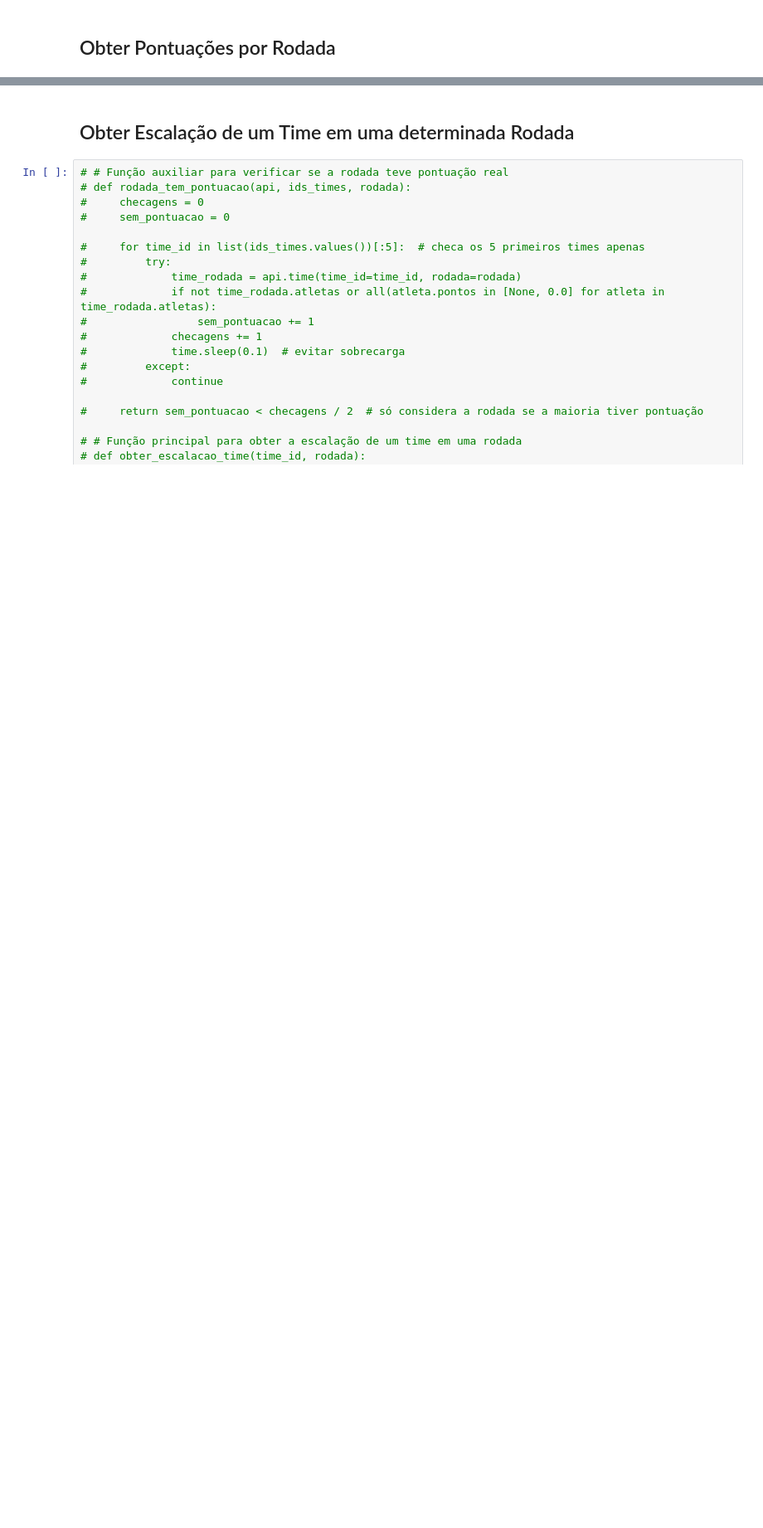
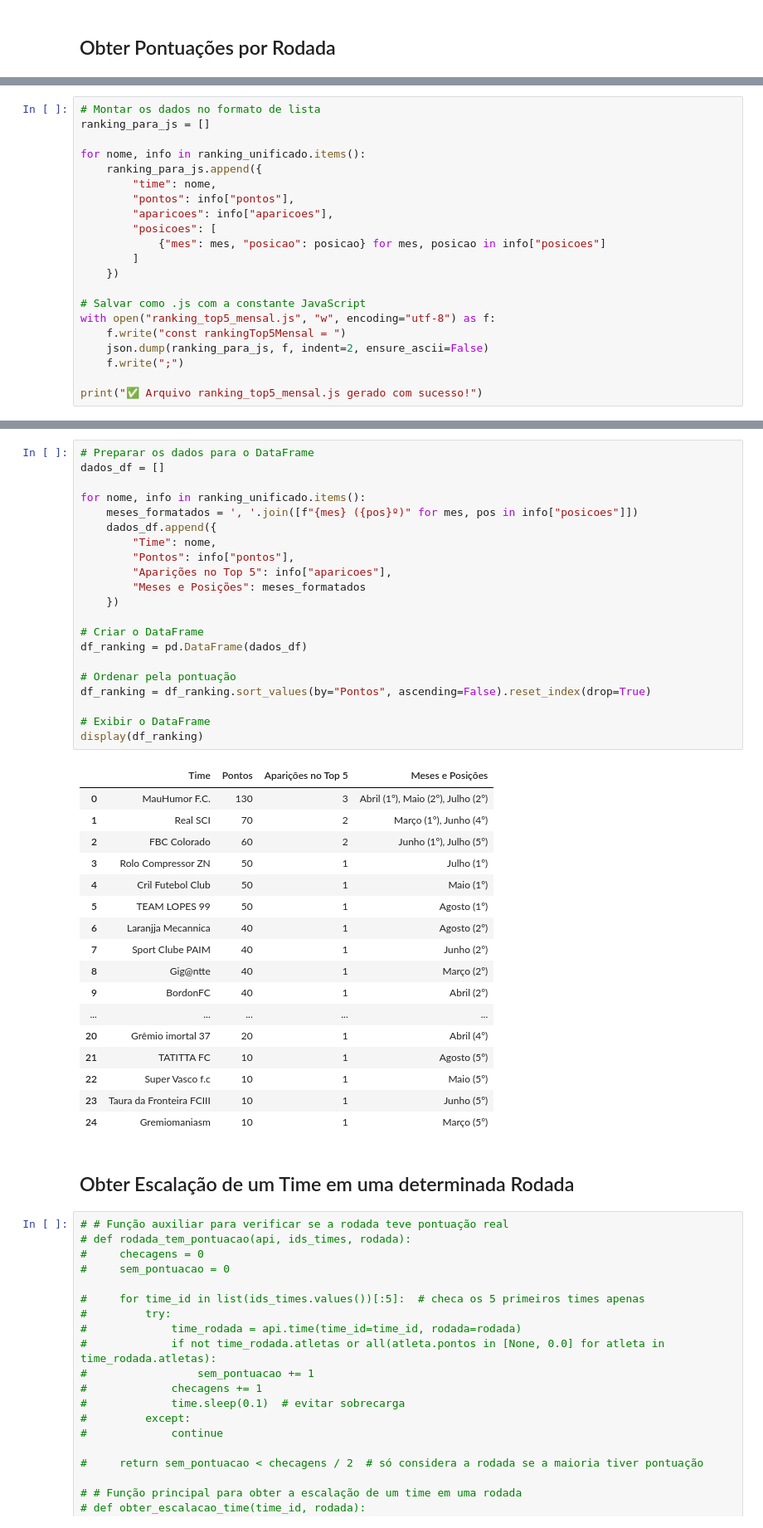
Before and after one commit to FernandoBC23/cartola_fbc, a Jupyter notebook: liga_classica/datasets_liga_classica/busca_dados_liga_classica.ipynb, the cells around one changed output, grey strips where cells are left out. Shown at 83% size. Cells and saved outputs as stored; diff of their text form; blank space fills up the shorter version.

```diff
--- a/liga_classica/datasets_liga_classica/busca_dados_liga_classica.ipynb
+++ b/liga_classica/datasets_liga_classica/busca_dados_liga_classica.ipynb
@@ -329,0 +462,21 @@ display(df_pontuacoes)
+# %%
+# Montar os dados no formato de lista
+ranking_para_js = []
+
+for nome, info in ranking_unificado.items():
+    ranking_para_js.append({
+        "time": nome,
+        "pontos": info["pontos"],
+        "aparicoes": info["aparicoes"],
+        "posicoes": [
+            {"mes": mes, "posicao": posicao} for mes, posicao in info["posicoes"]
+        ]
+    })
+
+# Salvar como .js com a constante JavaScript
+with open("ranking_top5_mensal.js", "w", encoding="utf-8") as f:
+    f.write("const rankingTop5Mensal = ")
+    json.dump(ranking_para_js, f, indent=2, ensure_ascii=False)
+    f.write(";")
+
+print("✅ Arquivo ranking_top5_mensal.js gerado com sucesso!")
@@ -330,3 +526,42 @@ display(df_pontuacoes)
+# %%
+# Preparar os dados para o DataFrame
+dados_df = []
+
+for nome, info in ranking_unificado.items():
+    meses_formatados = ', '.join([f"{mes} ({pos}º)" for mes, pos in info["posicoes"]])
+    dados_df.append({
+        "Time": nome,
+        "Pontos": info["pontos"],
+        "Aparições no Top 5": info["aparicoes"],
+        "Meses e Posições": meses_formatados
+    })
+
+# Criar o DataFrame
+df_ranking = pd.DataFrame(dados_df)
+
+# Ordenar pela pontuação
+df_ranking = df_ranking.sort_values(by="Pontos", ascending=False).reset_index(drop=True)
+
+# Exibir o DataFrame
+display(df_ranking)
+# %% [output]
+|  | Time | Pontos | Aparições no Top 5 | Meses e Posições |
+| 0 | MauHumor F.C. | 130 | 3 | Abril (1º), Maio (2º), Julho (2º) |
+| 1 | Real SCI | 70 | 2 | Março (1º), Junho (4º) |
+| 2 | FBC Colorado | 60 | 2 | Junho (1º), Julho (5º) |
+| 3 | Rolo Compressor ZN | 50 | 1 | Julho (1º) |
+| 4 | Cril Futebol Club | 50 | 1 | Maio (1º) |
+| 5 | TEAM LOPES 99 | 50 | 1 | Agosto (1º) |
+| 6 | Laranjja Mecannica | 40 | 1 | Agosto (2º) |
+| 7 | Sport Clube PAIM | 40 | 1 | Junho (2º) |
+| 8 | Gig@ntte | 40 | 1 | Março (2º) |
+| 9 | BordonFC | 40 | 1 | Abril (2º) |
+| ... | ... | ... | ... | ... |
+| 20 | Grêmio imortal 37 | 20 | 1 | Abril (4º) |
+| 21 | TATITTA FC | 10 | 1 | Agosto (5º) |
+| 22 | Super Vasco f.c | 10 | 1 | Maio (5º) |
+| 23 | Taura da Fronteira FCIII | 10 | 1 | Junho (5º) |
+| 24 | Gremiomaniasm | 10 | 1 | Março (5º) |
 # %% [markdown]
 ## Obter Escalação de um  Time em uma determinada Rodada
 # %%
```
Also changed, not shown: parts of 10 cells of this notebook, 58 other files.
